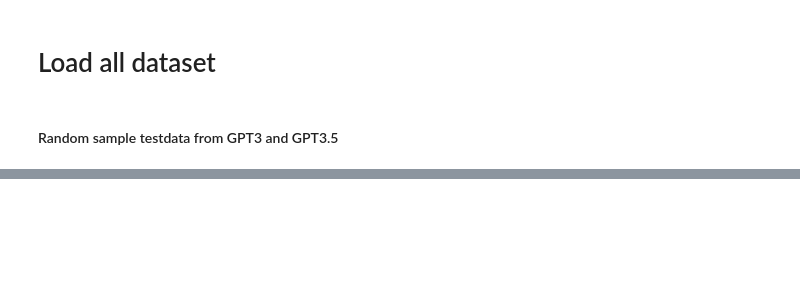
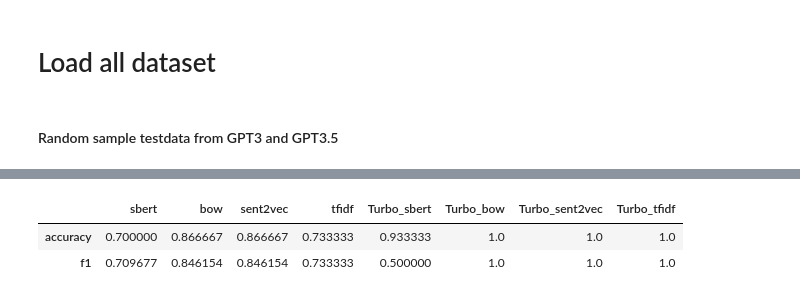
Before and after one commit to yvonne-yiqin-zhang/GPT_Generated_Text_Detection, a Jupyter notebook: test_dataset_deepdive.ipynb, the cells around one changed output, grey strips where cells are left out. Drawn from its saved outputs; the diff is of its cells as text; code cells hidden in the pictures; blank space fills up the shorter version.

Commit message:
add train and test in deepdive

```diff
--- a/test_dataset_deepdive.ipynb
+++ b/test_dataset_deepdive.ipynb
@@ -66,0 +77,2 @@ df.to_pickle('./dataset/deepdive_100.pickle')
+# %%
+df = pd.read_pickle('./dataset/deepdive.pickle')
@@ -66,0 +89,42 @@ df.to_pickle('./dataset/deepdive_100.pickle')
+# %%
+def split_vector_to_columns(data):
+    col_names = ['feature'+str(i) for i in range(len(data.vector.iloc[0]))]
+    X = pd.DataFrame(data.vector.tolist(), columns=col_names)
+    return X, data.label.to_numpy()
+
+def data_preparation(df, data_name):
+    file_name = f"./dataset/vector_3000_{data_name}.pickle"
+    data = pd.read_pickle(file_name)
+    if 'Turbo' in data_name:
+        traindata = data.drop(df.index_gpt35, axis=0)
+        testdata = data.loc[sorted(df.index_gpt35.to_list())] #return in order of index_gpt35
+    else:
+        traindata = data.drop(df.index_gpt3, axis=0)
+        testdata = data.loc[sorted(df.index_gpt3.to_list())] #return in order of index_gpt3
+    X_train, y_train = split_vector_to_columns(traindata)
+    X_test, y_test = split_vector_to_columns(testdata)
+    scaler = preprocessing.StandardScaler().fit(X_train)
+    X_train = scaler.transform(X_train)
+    X_test = scaler.transform(X_test)
+    return X_train, y_train, X_test, y_test
+# %%
+def predict_label(vector_name, df):
+    #gpt3 testdata:
+    X_train, y_train, X_test, y_test = data_preparation(df, vector_name)
+    model = BEST_MODEL[vector_name]
+    model.fit(X_train, y_train)
+    y_pred = model.predict(X_test)
+    return y_pred, y_test
+# %%
+from sklearn.metrics import accuracy_score, f1_score
+result = {}
+for f in FILENAMES:
+    y_pred, y_test = predict_label(f, df)
+    result[f] = [accuracy_score(y_pred, y_test), f1_score(y_pred, y_test)]
+result = pd.DataFrame(result, index=['accuracy', 'f1'])
+# %%
+result
+# %% [output]
+|  | sbert | bow | sent2vec | tfidf | Turbo_sbert | Turbo_bow | Turbo_sent2vec | Turbo_tfidf |
+| accuracy | 0.700000 | 0.866667 | 0.866667 | 0.733333 | 0.933333 | 1.0 | 1.0 | 1.0 |
+| f1 | 0.709677 | 0.846154 | 0.846154 | 0.733333 | 0.500000 | 1.0 | 1.0 | 1.0 |
```
Also changed, not shown: parts of 3 cells of this notebook.
